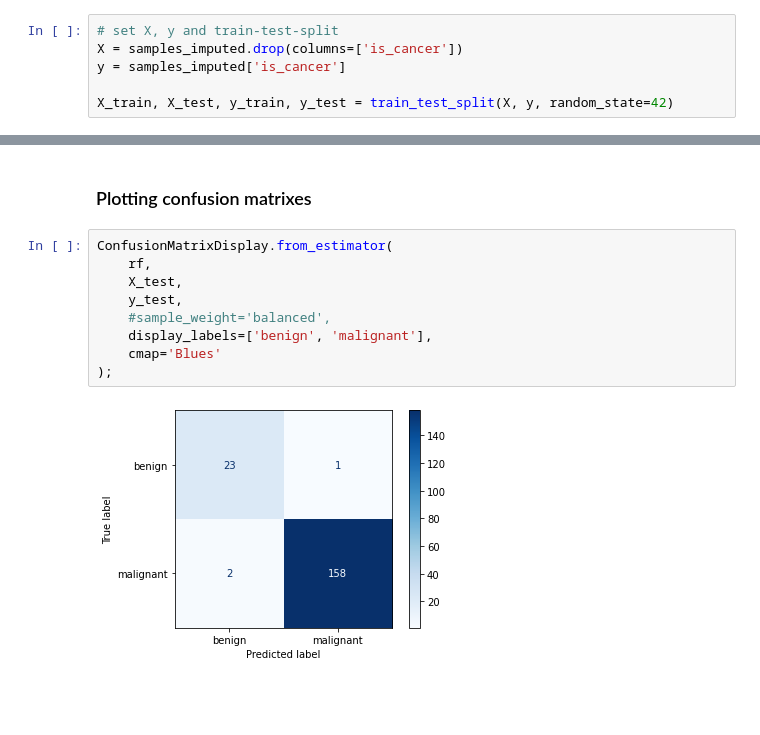
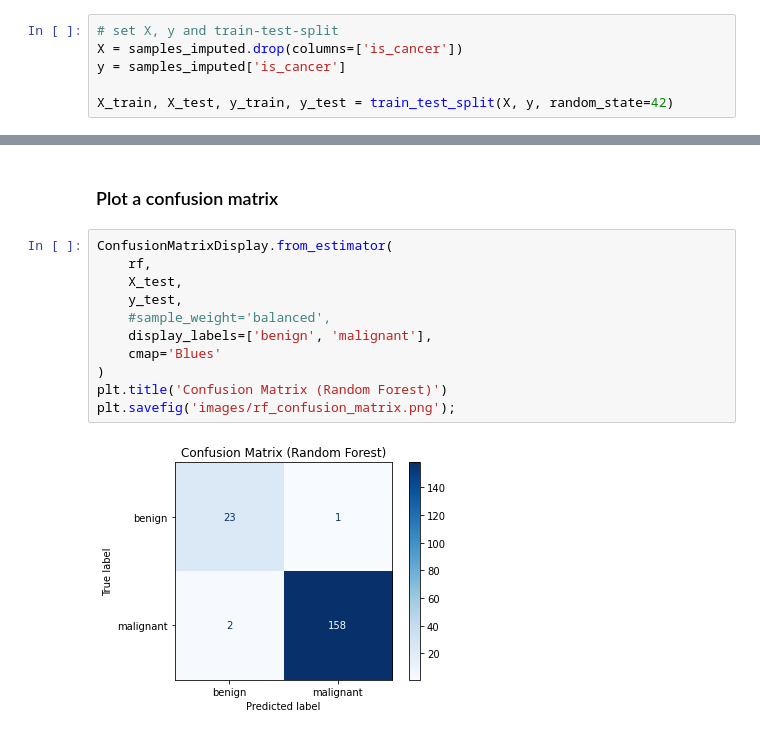
Before and after one commit to Marvalfr/DNA-Methylation-Analysis, a Jupyter notebook: 05_Evaluation.ipynb, the cells around one changed output, grey strips where cells are left out. Cells and saved outputs as stored; diff of their text form; blank space fills up the shorter version.

Commit message:
all notebooks and images

```diff
--- a/05_Evaluation.ipynb
+++ b/05_Evaluation.ipynb
@@ -30,13 +31,15 @@ sklearn.ensemble._forest.RandomForestClassifier
 # %% [markdown]
-### Plotting confusion matrixes
+### Plot a confusion matrix
 # %%
 ConfusionMatrixDisplay.from_estimator(
     rf,
     X_test,
     y_test,
     #sample_weight='balanced',
     display_labels=['benign', 'malignant'],
     cmap='Blues'
-);
+)
+plt.title('Confusion Matrix (Random Forest)')
+plt.savefig('images/rf_confusion_matrix.png');
 # %% [output]
-[figure, old version]
+[figure, new version]
```
Also changed, not shown: parts of 5 cells of this notebook, 10 other files.
